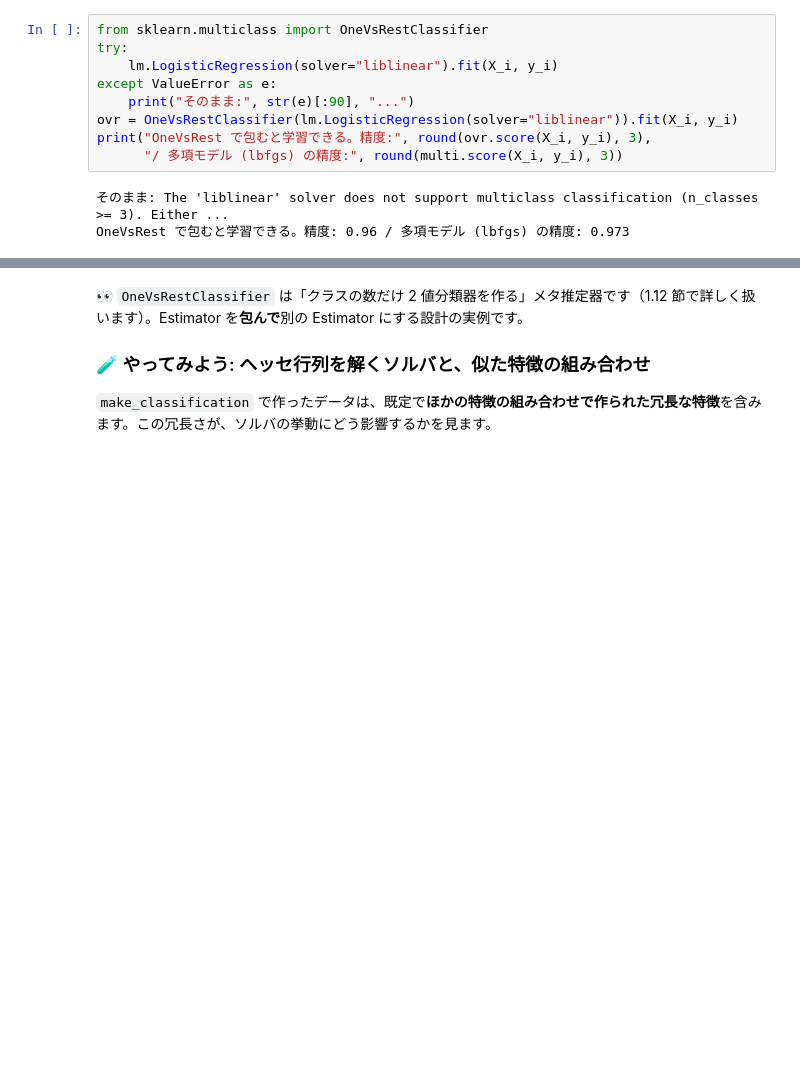
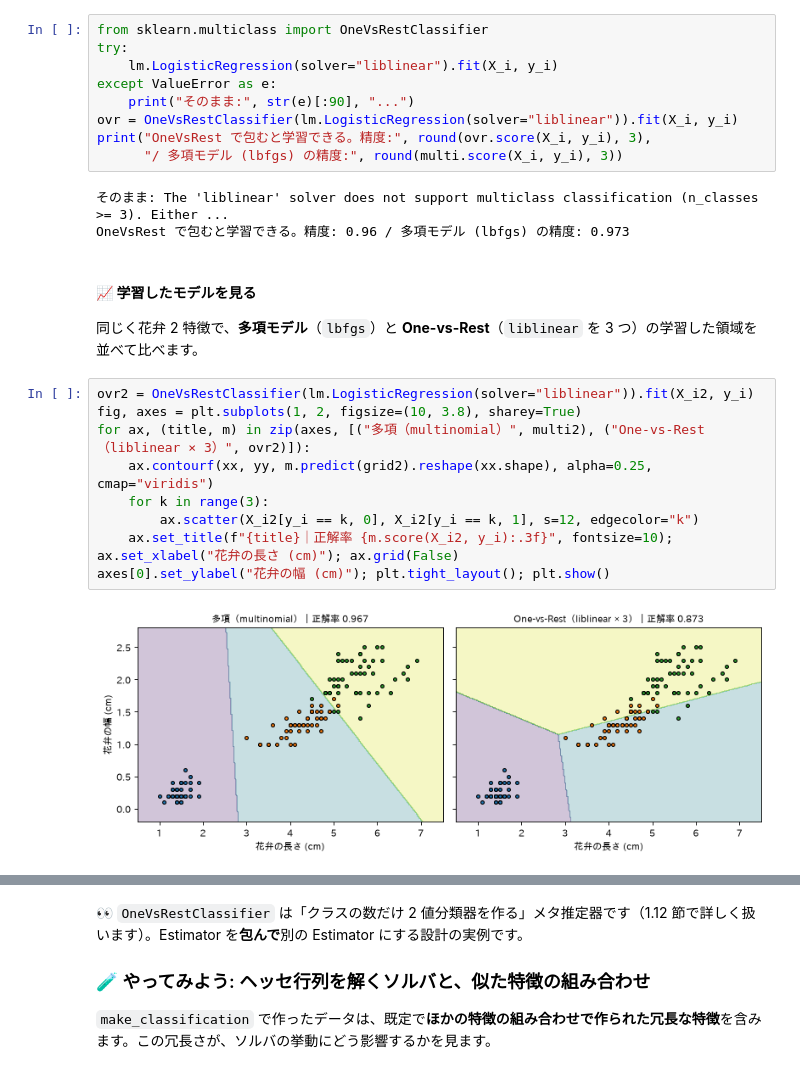
Before and after one commit to qsat/sandbox, a Jupyter notebook: study-sklearn/notebooks/01_supervised/01_linear_models_3_classification_glm.ipynb, the cells around one changed output, grey strips where cells are left out. Cells and saved outputs as stored; diff of their text form; blank space fills up the shorter version.

```diff
--- a/study-sklearn/notebooks/01_supervised/01_linear_models_3_classification_glm.ipynb
+++ b/study-sklearn/notebooks/01_supervised/01_linear_models_3_classification_glm.ipynb
@@ -396,3 +441,18 @@ print("OneVsRest で包むと学習できる。精度:", round(ovr.score(X_i, y_
 # %% [output]
 そのまま: The 'liblinear' solver does not support multiclass classification (n_classes >= 3). Either ...
 OneVsRest で包むと学習できる。精度: 0.96 / 多項モデル (lbfgs) の精度: 0.973
+# %% [markdown]
+#### 📈 学習したモデルを見る
+
+同じく花弁 2 特徴で、**多項モデル**（`lbfgs`）と **One-vs-Rest**（`liblinear` を 3 つ）の学習した領域を並べて比べます。
+# %%
+ovr2 = OneVsRestClassifier(lm.LogisticRegression(solver="liblinear")).fit(X_i2, y_i)
+fig, axes = plt.subplots(1, 2, figsize=(10, 3.8), sharey=True)
+for ax, (title, m) in zip(axes, [("多項（multinomial）", multi2), ("One-vs-Rest（liblinear × 3）", ovr2)]):
+    ax.contourf(xx, yy, m.predict(grid2).reshape(xx.shape), alpha=0.25, cmap="viridis")
+    for k in range(3):
+        ax.scatter(X_i2[y_i == k, 0], X_i2[y_i == k, 1], s=12, edgecolor="k")
+    ax.set_title(f"{title}｜正解率 {m.score(X_i2, y_i):.3f}", fontsize=10); ax.set_xlabel("花弁の長さ (cm)"); ax.grid(False)
+axes[0].set_ylabel("花弁の幅 (cm)"); plt.tight_layout(); plt.show()
+# %% [output]
+[figure, added]
```
Also changed, not shown: parts of 11 cells of this notebook.
